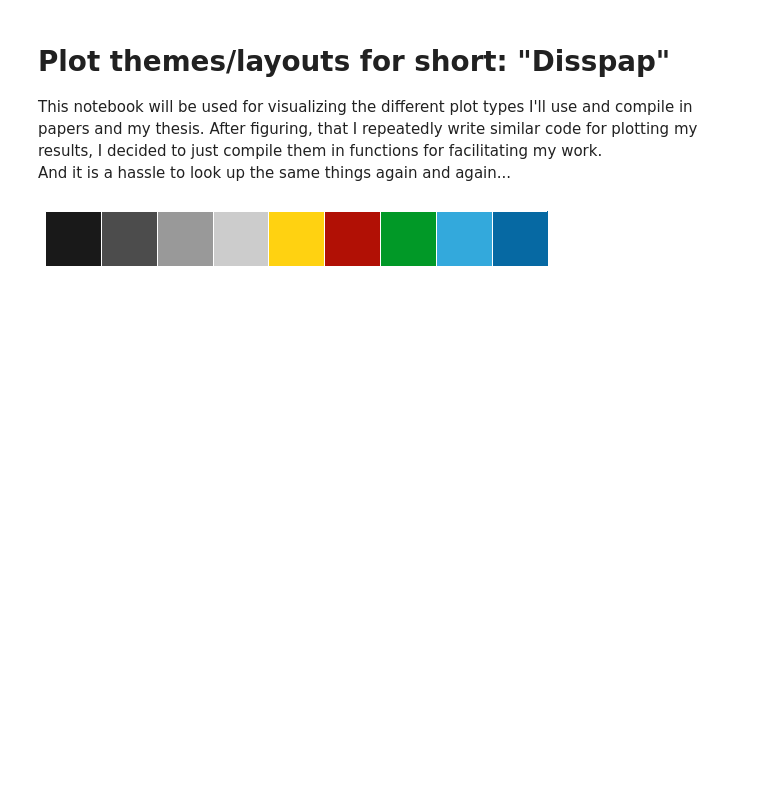
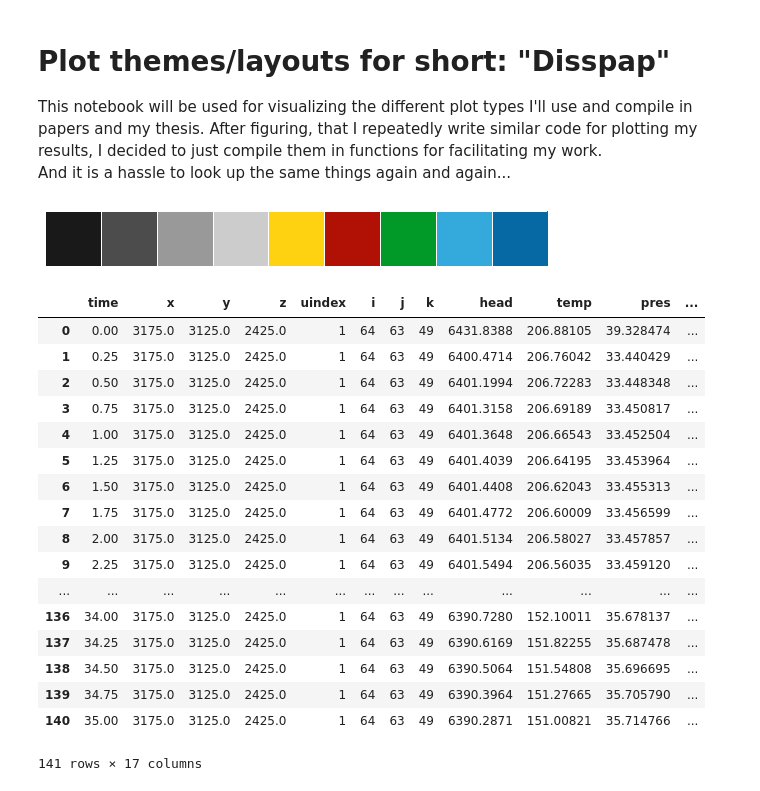
Before and after one commit to Japhiolite/plot_layouts, a Jupyter notebook: test_notebook/Plot_tests.ipynb, the cells around one changed output. Drawn from its saved outputs; the diff is of its cells as text; code cells hidden in the pictures; blank space fills up the shorter version.

```diff
--- a/test_notebook/Plot_tests.ipynb
+++ b/test_notebook/Plot_tests.ipynb
@@ -29,0 +58,22 @@ sns.palplot(colors_palette())
+# %%
+temo = read_monitor_as_dataframe('../test_data/ts_submodel1_1_monitor.dat')
+temo
+# %% [output]
+|  | time | x | y | z | uindex | i | j | k | head | temp | pres | ... |
+| 0 | 0.00 | 3175.0 | 3125.0 | 2425.0 | 1 | 64 | 63 | 49 | 6431.8388 | 206.88105 | 39.328474 | ... |
+| 1 | 0.25 | 3175.0 | 3125.0 | 2425.0 | 1 | 64 | 63 | 49 | 6400.4714 | 206.76042 | 33.440429 | ... |
+| 2 | 0.50 | 3175.0 | 3125.0 | 2425.0 | 1 | 64 | 63 | 49 | 6401.1994 | 206.72283 | 33.448348 | ... |
+| 3 | 0.75 | 3175.0 | 3125.0 | 2425.0 | 1 | 64 | 63 | 49 | 6401.3158 | 206.69189 | 33.450817 | ... |
+| 4 | 1.00 | 3175.0 | 3125.0 | 2425.0 | 1 | 64 | 63 | 49 | 6401.3648 | 206.66543 | 33.452504 | ... |
+| 5 | 1.25 | 3175.0 | 3125.0 | 2425.0 | 1 | 64 | 63 | 49 | 6401.4039 | 206.64195 | 33.453964 | ... |
+| 6 | 1.50 | 3175.0 | 3125.0 | 2425.0 | 1 | 64 | 63 | 49 | 6401.4408 | 206.62043 | 33.455313 | ... |
+| 7 | 1.75 | 3175.0 | 3125.0 | 2425.0 | 1 | 64 | 63 | 49 | 6401.4772 | 206.60009 | 33.456599 | ... |
+| 8 | 2.00 | 3175.0 | 3125.0 | 2425.0 | 1 | 64 | 63 | 49 | 6401.5134 | 206.58027 | 33.457857 | ... |
+| 9 | 2.25 | 3175.0 | 3125.0 | 2425.0 | 1 | 64 | 63 | 49 | 6401.5494 | 206.56035 | 33.459120 | ... |
+| ... | ... | ... | ... | ... | ... | ... | ... | ... | ... | ... | ... | ... |
+| 136 | 34.00 | 3175.0 | 3125.0 | 2425.0 | 1 | 64 | 63 | 49 | 6390.7280 | 152.10011 | 35.678137 | ... |
+| 137 | 34.25 | 3175.0 | 3125.0 | 2425.0 | 1 | 64 | 63 | 49 | 6390.6169 | 151.82255 | 35.687478 | ... |
+| 138 | 34.50 | 3175.0 | 3125.0 | 2425.0 | 1 | 64 | 63 | 49 | 6390.5064 | 151.54808 | 35.696695 | ... |
+| 139 | 34.75 | 3175.0 | 3125.0 | 2425.0 | 1 | 64 | 63 | 49 | 6390.3964 | 151.27665 | 35.705790 | ... |
+| 140 | 35.00 | 3175.0 | 3125.0 | 2425.0 | 1 | 64 | 63 | 49 | 6390.2871 | 151.00821 | 35.714766 | ... |
+141 rows × 17 columns
```
Also changed, not shown: parts of 6 cells of this notebook, 2 other files.
